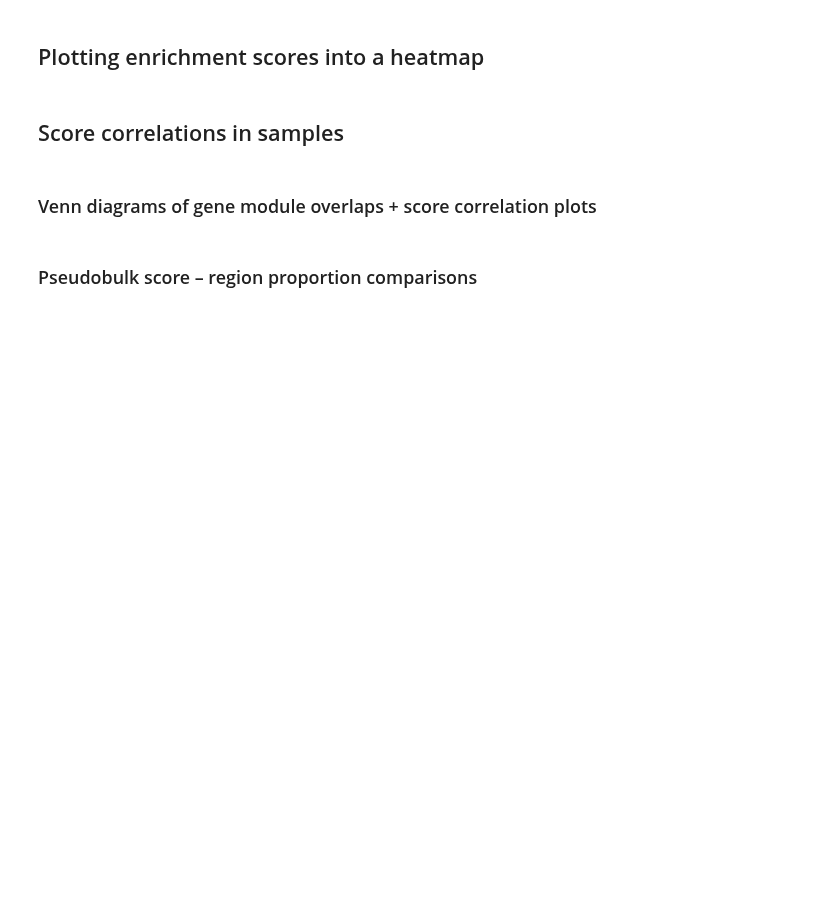
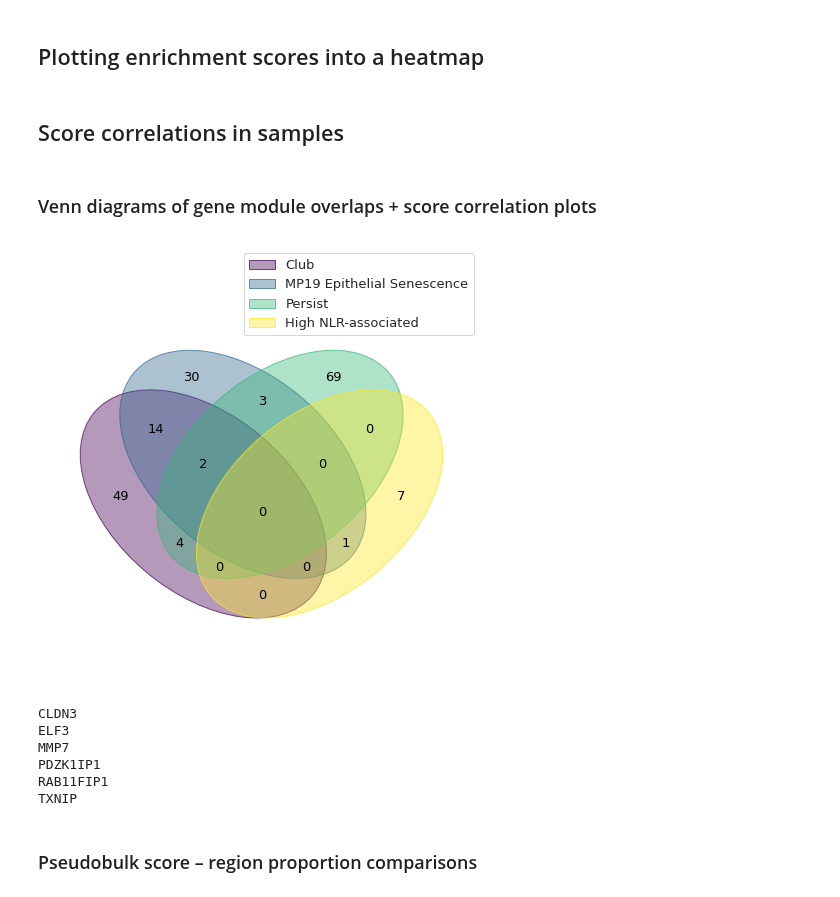
Before and after one commit to akiviaho/spatial, a Jupyter notebook: notebooks/spatial-custom-list-enrichment.ipynb, the cells around one changed output. Drawn from its saved outputs; the diff is of its cells as text; code cells hidden in the pictures; blank space fills up the shorter version.

```diff
--- a/notebooks/spatial-custom-list-enrichment.ipynb
+++ b/notebooks/spatial-custom-list-enrichment.ipynb
@@ -279,3 +418,29 @@ p-value: 0.00e+00
+# %%
+for s in ['PC_06_02588_OIK_ANT_0','PC_06_04581_OIK_POST_0','BPH_665','PC_05_24402_OIK_ANT2_1','CRPC-489']:
+
+    slide = adata_slides[s].copy()
+    slide.obs['proximity_analysis'] = all_obs.loc[slide.obs_names]['proximity_analysis'].copy()
+    slide.obs['proximity_analysis'] = df['proximity_analysis'].astype('category').cat.reorder_categories([roi,'Proximal','Distant'])
+
+    ################## PLOT ##################
+
+    slide.uns['proximity_analysis_colors'] = [color_dict[roi],'#87ceeb','#e0e0e0']
+    sns.set_theme(style='white')
+
+    # Create the figure and subplots
+    fig,ax = plt.subplots(figsize=(6, 6))
+
+    # Add the left subplot
+    sc.pl.spatial(slide,color='proximity_analysis',title=s,
+                        crop_coord=sample_crop_coord[s],
+                        size=1.3, alpha_img=0.7, legend_loc=None,
+                        ax=ax, show=False
+                        )
+
+    ax.set_xlabel(None)
+    ax.set_ylabel(None)
+    plt.savefig('plots/proximal_score_enrichments/spatial_individual/'+s+'_club_immune_score_enrichments.png',dpi=900)
+    plt.show()
 # %% [markdown]
 ## Plotting enrichment scores into a heatmap
 # %%
@@ -403,27 +568,38 @@ plt.show()
 # %%
 sns.set_theme(style='white')
 from venn import venn
 
+gene_set_df.rename(columns={'NLS associated':'High NLR-associated'},inplace=True)
+
 set1_name = 'Club'
-set2_name = 'Persist'
-set3_name = 'MP19 Epithelial Senescence'
-set4_name = 'CRPC-SCL'
+set2_name = 'MP19 Epithelial Senescence'
+set3_name = 'Persist'
+set4_name = 'High NLR-associated'
 venn_data = {
             set1_name: set(gene_set_df[set1_name].dropna()),
             set2_name: set(gene_set_df[set2_name].dropna()),
             set3_name: set(gene_set_df[set3_name].dropna()),
             set4_name: set(gene_set_df[set4_name].dropna())
             }
 fig,ax = plt.subplots(figsize=(8,8))
 # Create the Venn diagram
 venn(venn_data,ax=ax)
 plt.savefig('plots/score_correlations/venn_'+set1_name+'_'+set2_name+'_'+set3_name+'_'+set4_name+'.pdf')
 # Display the diagram
 plt.show()
+# %% [output]
+[figure, added]
 # %%
-lst = sorted(venn_data['Persist'].intersection(venn_data['CRPC-SCL']))
+lst = sorted(venn_data['Persist'].intersection(venn_data['Club']))
 for g in lst:
     print(g)
+# %% [output]
+CLDN3
+ELF3
+MMP7
+PDZK1IP1
+RAB11FIP1
+TXNIP
 # %%
 from itertools import combinations
 gene_module_pairs = list(combinations(gene_modules,2))
```
Also changed, not shown: parts of 43 cells of this notebook, 9 other files.
